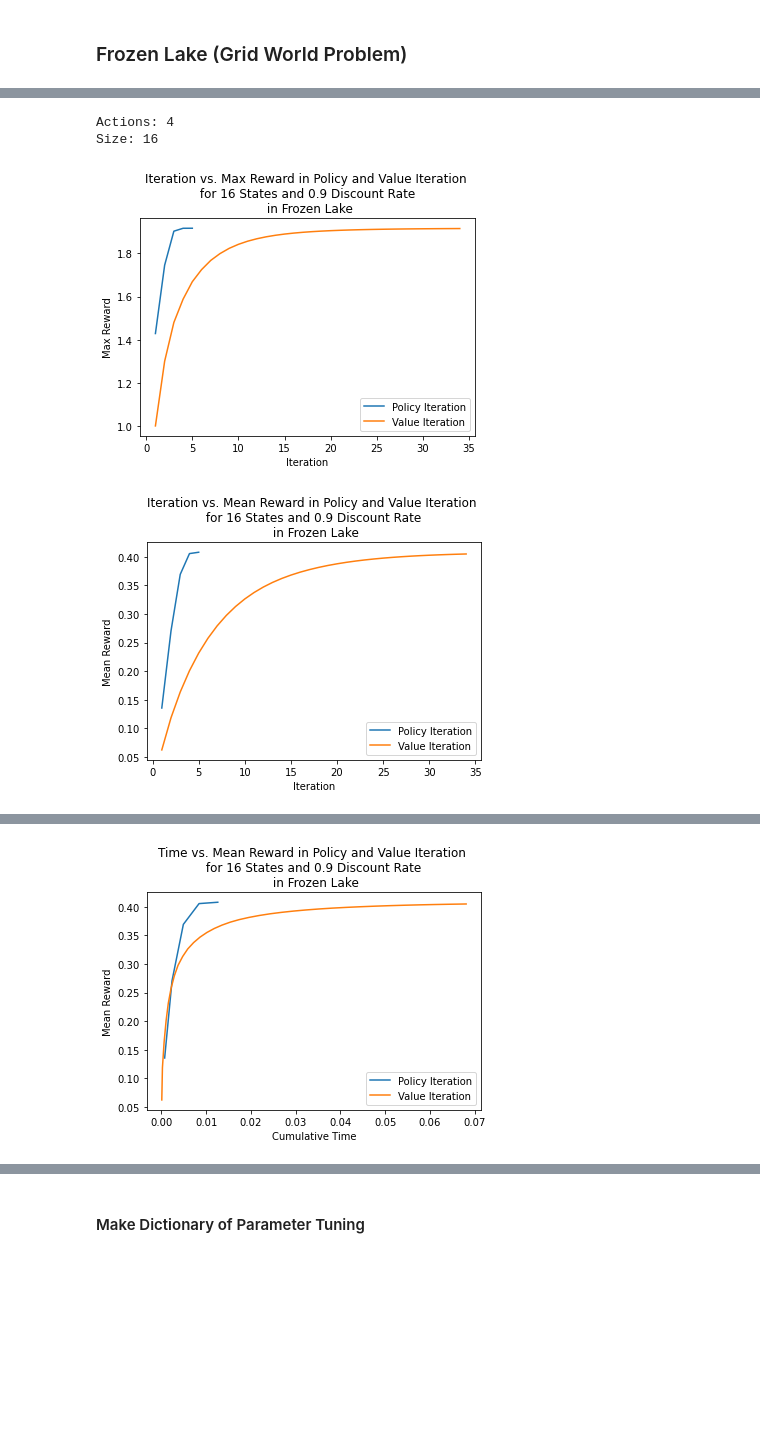
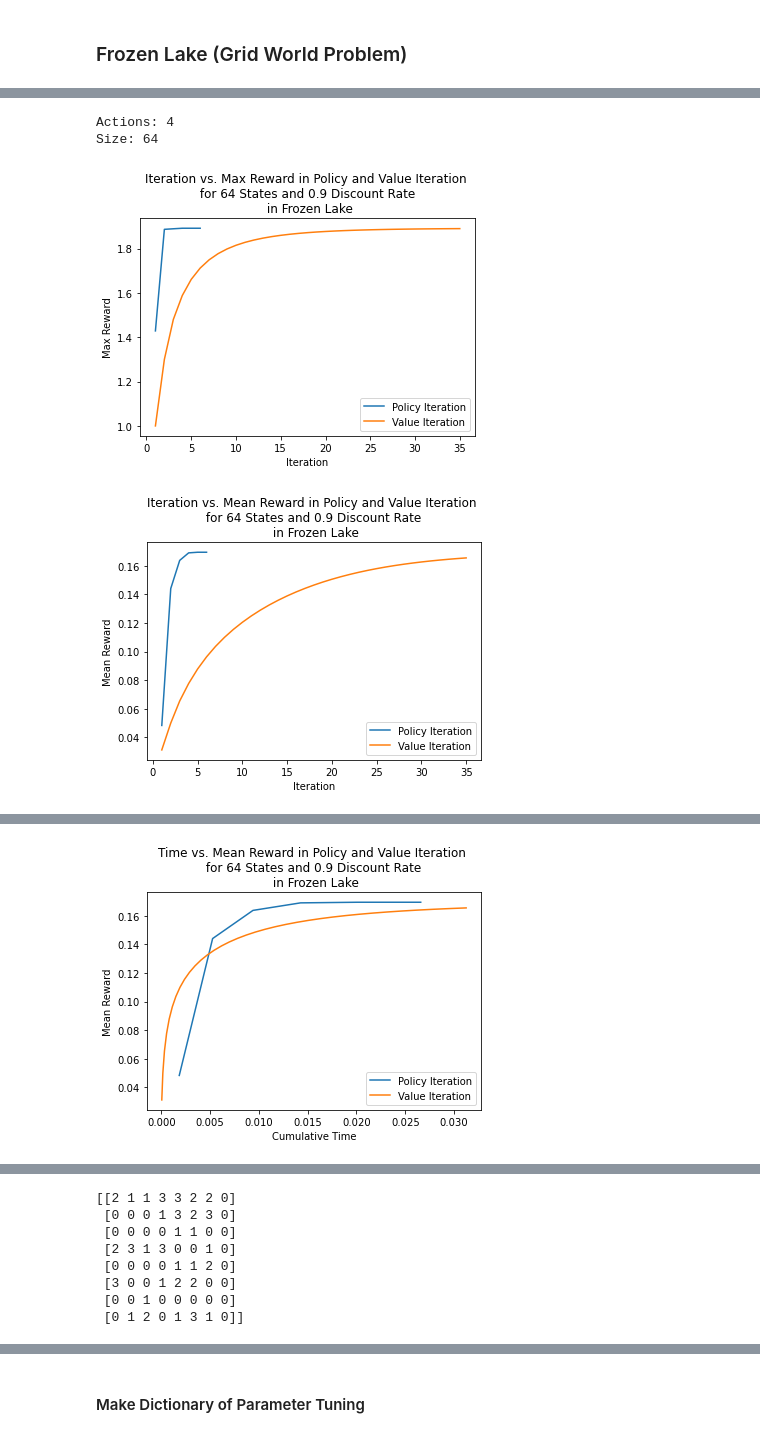
Before and after one commit to amandahutter/CS_7641, a Jupyter notebook: A4: Reinforcement Learning/A4 RL Forest FrozenLake.ipynb, the cells around one changed output, grey strips where cells are left out. Cells and saved outputs as stored; diff of their text form; code cells hidden in the pictures; blank space fills up the shorter version.

```diff
--- a/A4: Reinforcement Learning/A4 RL Forest FrozenLake.ipynb
+++ b/A4: Reinforcement Learning/A4 RL Forest FrozenLake.ipynb
@@ -141,7 +141,7 @@ def chart_reward_iter(results, title):
     plt.title(title)
     plt.show()
 # %%
-def compare_reward(pi, vi, num_states, discount_rate, title):
+def compare_reward1(pi, vi, num_states, discount_rate, title):
 
     pi_iter_list = []
     pi_reward_list = []
@@ -206,7 +206,6 @@ def compare_reward(pi, vi, num_states, discount_rate, title):
     plt.legend()
     plt.show()
 
-
     plt.clf()
     plt.plot(pi_iter_list, pi_cumsum_list, label = "Policy Iteration")
     plt.plot(vi_iter_list, vi_cumsum_list, label = "Value Iteration")
@@ -776,12 +1075,15 @@ How did the number of states affect things, if at all?
 
 policy_tup = pi.policy
 policy_arry = np.array(list(policy_tup))
-reshaped_array = policy_arry.reshape(4, 4).T
+reshaped_array = policy_arry.reshape(4, 4)
 
 reshaped_array
 
 #plt.imshow(reshaped_array, interpolation='nearest')
 #plt.show()
+
+fig, ax = plt.subplots()
+im = ax.imshow(reshaped_array)
 
 # We want to show all ticks...
 ax.set_xticks(())
@@ -790,8 +1092,6 @@ ax.set_yticks(())
 ax.set_xticklabels(())
 ax.set_yticklabels(())
 
-fig, ax = plt.subplots()
-im = ax.imshow(reshaped_array)
 
 # Loop over data dimensions and create text annotations.
 for i in range(0, 4):
@@ -805,5 +1269,5 @@ plt.plot("Policy for Frozen Lake")
 # %%
-env = gym.make("FrozenLake-v0", is_slippery = True)
+env = gym.make("FrozenLake-v0", map_name = "8x8", is_slippery = True)
 
 #env.reset()
 #env.render()
@@ -845,12 +1309,12 @@ vi = hiive.mdptoolbox.mdp.ValueIteration(P_array, R_array, 0.9)
 vi_result = vi.run()
 #print(vi_result)
 
-ql = hiive.mdptoolbox.mdp.QLearning(P, R, 0.9)
+ql = hiive.mdptoolbox.mdp.QLearning(P_array, R_array, 0.9, n_iter = 5000000)
 ql_result = ql.run()
 
 ####################
 
-compare_reward(pi_result, vi_result, n_states, 0.9, "Frozen Lake")
+compare_reward(pi_result, vi_result, ql_result, n_states, 0.9, "Frozen Lake")
 
 print("How many iterations does it take to converge?")
 print("Policy Iteration:", pi_result[-1]['Iteration'])
@@ -885,6 +1349,7 @@ print("How did the number of states affect things, if at all?")
 
 print("The policy:")
 print(pi.policy)
+
 board_size = math.sqrt(n_states)
 board_size = int(board_size)
 
@@ -893,13 +1358,10 @@ policy_arry = np.array(list(policy_tup))
 reshaped_array = policy_arry.reshape(board_size, board_size)
 print(reshaped_array)
 
-# We want to show all ticks...
 ax.set_xticks(())
 ax.set_yticks(())
-# ... and label them with the respective list entries
 ax.set_xticklabels(())
 ax.set_yticklabels(())
-
 fig, ax = plt.subplots()
 im = ax.imshow(reshaped_array)
 
@@ -908,11 +1370,30 @@ for i in range(0, board_size):
     for j in range(0, board_size):
         text = ax.text(j, i, reshaped_array[i, j],
                        ha="center", va="center", color="w")
+plt.title("Model Based Policy for Frozen Lake")
+plt.show()
 
-plt.title("Policy for Frozen Lake")
+policy_tup = ql.policy
+policy_arry = np.array(list(policy_tup))
+reshaped_array = policy_arry.reshape(board_size, board_size)
+print(reshaped_array)
+
+ax.set_xticks(())
+ax.set_yticks(())
+ax.set_xticklabels(())
+ax.set_yticklabels(())
+fig, ax = plt.subplots()
+im = ax.imshow(reshaped_array)
+
+# Loop over data dimensions and create text annotations.
+for i in range(0, board_size):
+    for j in range(0, board_size):
+        text = ax.text(j, i, reshaped_array[i, j],
+                       ha="center", va="center", color="w")
+plt.title("Model Free Policy for Frozen Lake")
 plt.show()
 # %% [output]
 Actions: 4
-Size: 16
+Size: 64
-[figure, old version]
+[figure, new version]
-[figure, old version]
+[figure, new version]
@@ -920 +1401 @@ Size: 16
-[figure, old version]
+[figure, new version]
@@ -939,0 +1424,8 @@ To what Max Value do they converge?
+[[2 1 1 3 3 2 2 0]
+ [0 0 0 1 3 2 3 0]
+ [0 0 0 0 1 1 0 0]
+ [2 3 1 3 0 0 1 0]
+ [0 0 0 0 1 1 2 0]
+ [3 0 0 1 2 2 0 0]
+ [0 0 1 0 0 0 0 0]
+ [0 1 2 0 1 3 1 0]]
```
Also changed, not shown: parts of 53 cells of this notebook.
